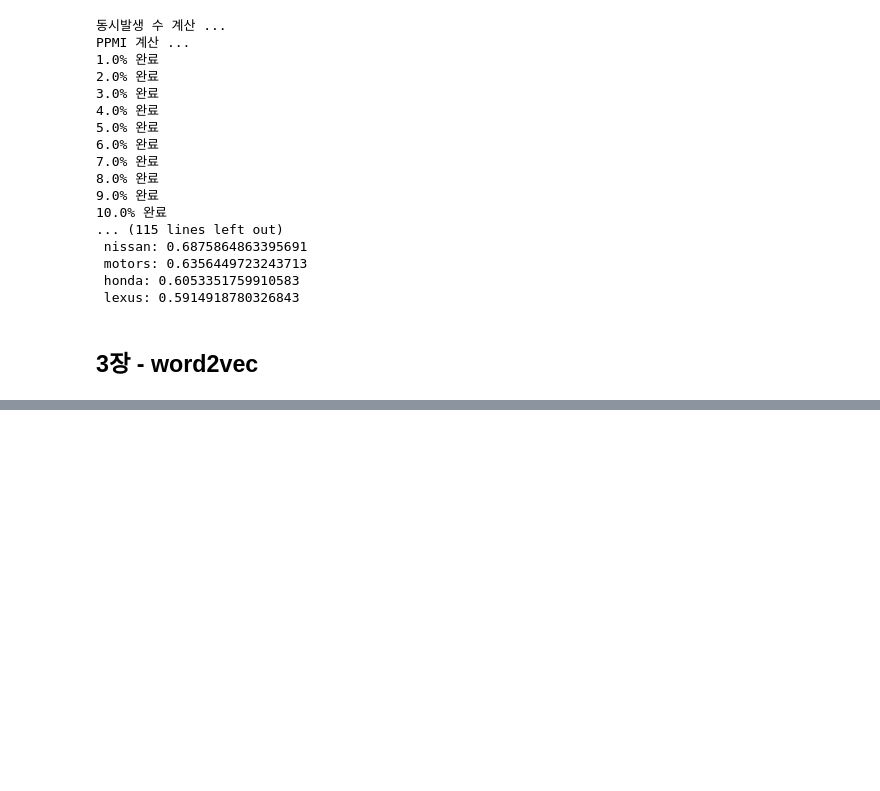
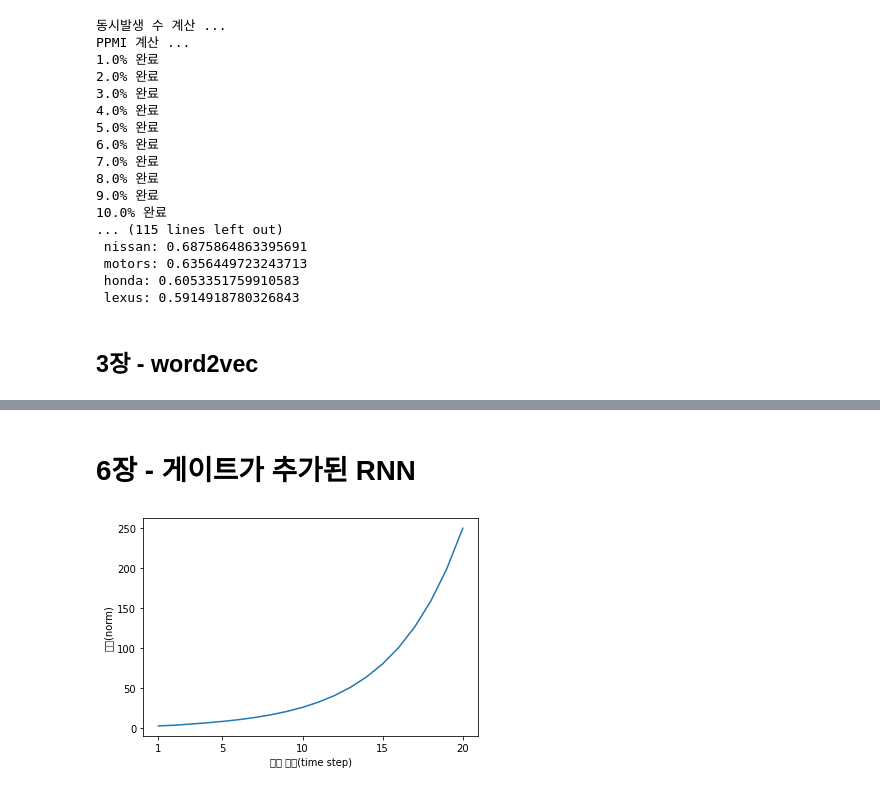
Before and after one commit to KCW-colab/pytorch-example, a Jupyter notebook: 밑바닥2.ipynb, the cells around one changed output, grey strips where cells are left out. Cells and saved outputs as stored; diff of their text form; code cells hidden in the pictures; blank space fills up the shorter version.

```diff
--- a/밑바닥2.ipynb
+++ b/밑바닥2.ipynb
@@ -899,0 +1620,27 @@ PPMI 계산 ...
+# %% [markdown]
+# 6장 - 게이트가 추가된 RNN
+# %%
+import numpy as np
+import matplotlib.pyplot as plt
+
+N = 2 # 미니배치 크기
+H = 3 # 은닉 상태 벡터의 차원 수
+T = 20 # 시계열 데이터의 길이
+
+dh = np.ones((N, H)) # 모든 원소가 1인 행렬을 반환
+np.random.seed(3) # 재현할 수 있도록 난수의 시드 고정
+Wh = np.random.randn(H, H)
+
+norm_list = []
+for t in range(T):
+  dh = np.matmul(dh, Wh.T)
+  norm = np.sqrt(np.sum(dh**2)) / N
+  norm_list.append(norm)
+
+plt.plot(np.arange(len(norm_list)), norm_list)
+plt.xticks([0, 4, 9, 14, 19], [1, 5, 10, 15, 20])
+plt.xlabel('시간 크기(time step)')
+plt.ylabel('노름(norm)')
+plt.show()
+# %% [output]
+[figure, added]
```
Also changed, not shown: parts of 90 cells of this notebook.
